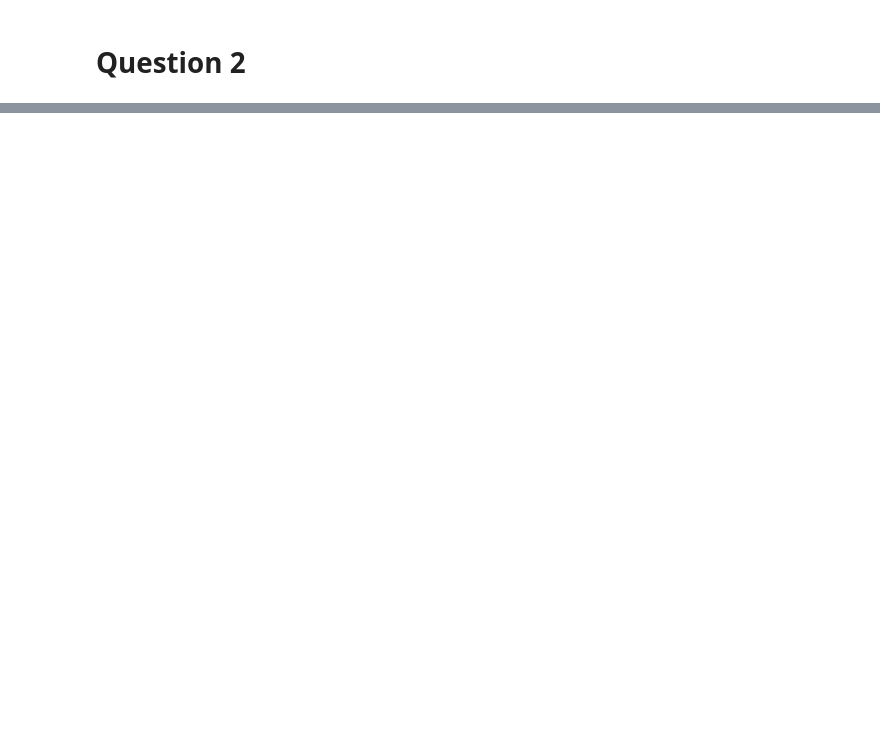
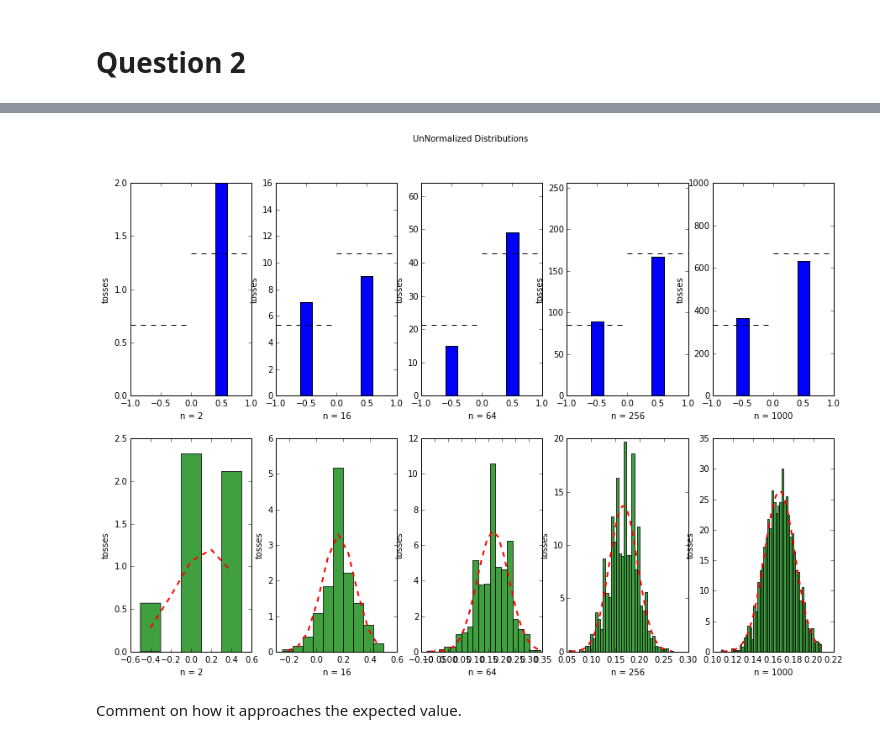
Before and after one commit to mpgriff/P411Assignments, a Jupyter notebook: p411a1-mattgriffiths.ipynb, the cells around one changed output, grey strips where cells are left out. Drawn from its saved outputs; the diff is of its cells as text; code cells hidden in the pictures; blank space fills up the shorter version.

```diff
--- a/p411a1-mattgriffiths.ipynb
+++ b/p411a1-mattgriffiths.ipynb
@@ -96,0 +128,17 @@ We lose smoothness. comment further about difference between plots
+# %%
+def unfaircoin(times):
+    outcome = np.zeros(times+2)
+    dist = np.random.randint(1,100,size=times)
+
+#    out2=0.*dist+0.5
+ #   out2[(dist%3==0)]=-0.5
+#  ind = np.where((dist%3)==0)[0]
+
+    for i in range(0,times, 1):
+        if dist[i]%3 == 0:
+            outcome[0] = outcome[0]+1
+            outcome[i+2] = -0.5
+        else:
+            outcome[1] = outcome[1]+1
+            outcome[i+2] = 0.5
+    return outcome
@@ -96,0 +170,43 @@ We lose smoothness. comment further about difference between plots
+# %%
+plt.figure(figsize=(15,10))
+x = np.array([-0.5, 0.5])
+plt.suptitle('UnNormalized Distributions')
+
+ax1=plt.subplot(2,5,1)
+bx1=plt.subplot(2,5,6)
+tosses = 2
+y = unfaircoin(tosses)
+ax1=mkcmdbar(x, y, ax1, tosses)
+bx1=mkhist(bx1, tosses, 5)
+
+ax2=plt.subplot(2,5,2)
+bx2=plt.subplot(2,5,7)
+tosses = 16
+y = unfaircoin(tosses)
+ax2=mkcmdbar(x, y, ax2, tosses)
+bx2=mkhist(bx2, tosses, 10)
+
+ax3=plt.subplot(2,5,3)
+bx3=plt.subplot(2,5,8)
+tosses = 64
+y = unfaircoin(tosses)
+ax3=mkcmdbar(x, y, ax3, tosses)
+bx3=mkhist(bx3, tosses, 20)
+
+ax4=plt.subplot(2,5,4)
+bx4=plt.subplot(2,5,9)
+tosses = 256
+y = unfaircoin(tosses)
+ax4=mkcmdbar(x, y, ax4, tosses)
+bx4=mkhist(bx4, tosses, 40)
+
+ax5=plt.subplot(2,5,5)
+bx5=plt.subplot(2,5,10)
+tosses = 1000
+y = unfaircoin(tosses)
+ax5=mkcmdbar(x, y, ax5, tosses)
+bx5=mkhist(bx5, tosses, 50)
+# %% [output]
+[figure, added]
+# %% [markdown]
+Comment on how it approaches the expected value.
```
Also changed, not shown: parts of 13 cells of this notebook.
